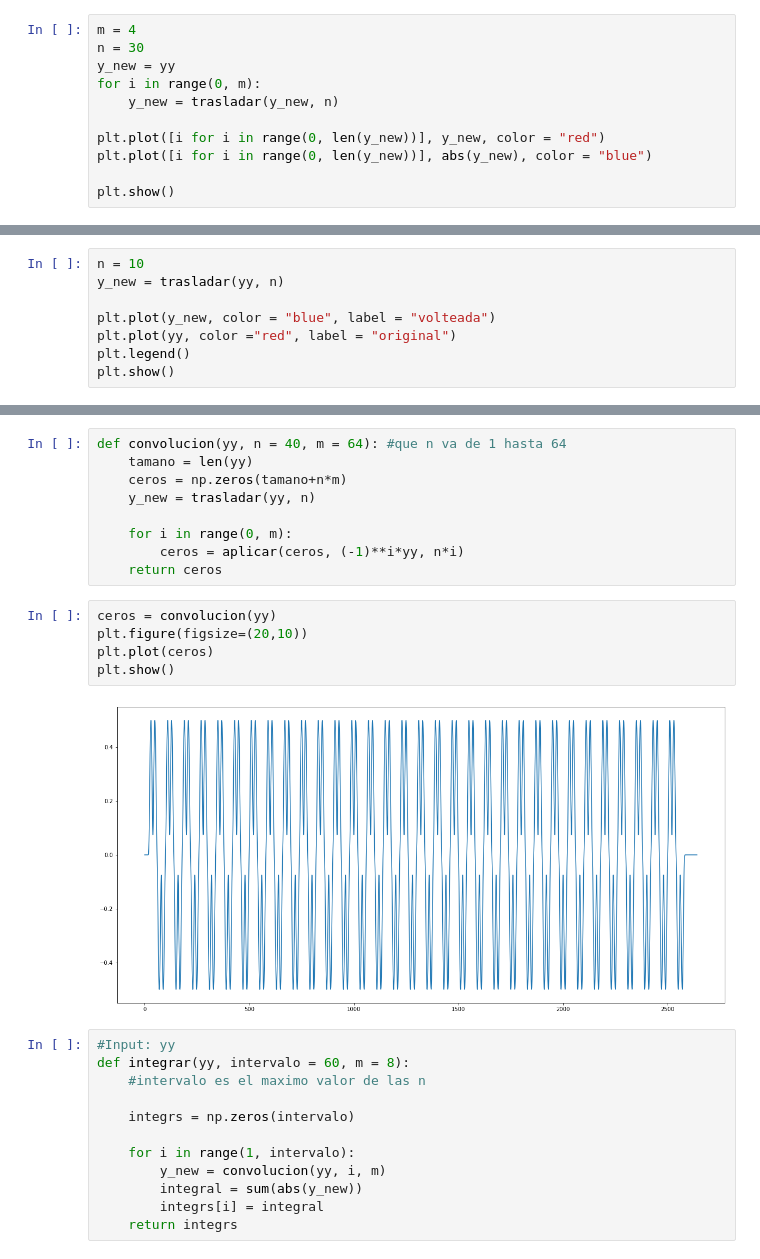
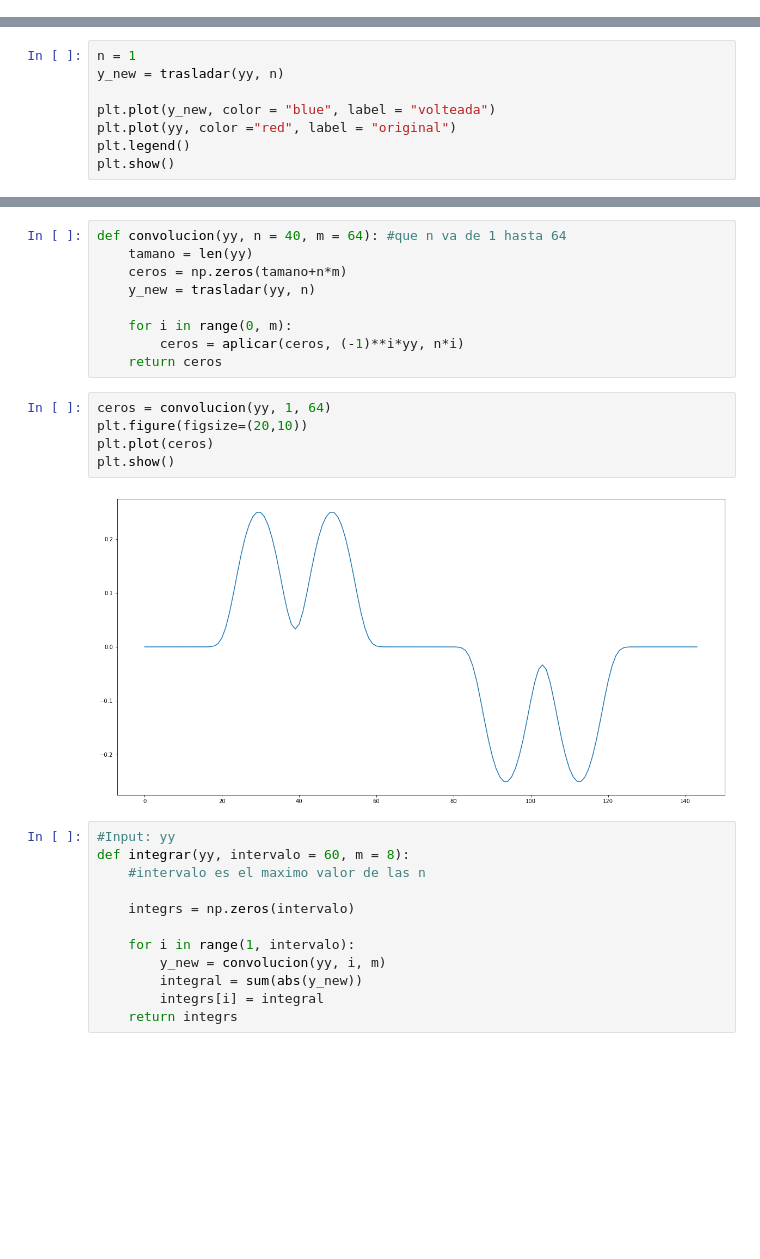
Before and after one commit to DanidelRio/j_doubling, a Jupyter notebook: fede_prueba_cuarentena.ipynb, the cells around one changed output, grey strips where cells are left out. Cells and saved outputs as stored; diff of their text form; blank space fills up the shorter version.

```diff
--- a/fede_prueba_cuarentena.ipynb
+++ b/fede_prueba_cuarentena.ipynb
@@ -76,14 +72,3 @@ def trasladar(ys, n):
         if i >= n:
             y_new[i] += -ys[i-n]
     return y_new
-# %%
-m = 4
-n = 30
-y_new = yy
-for i in range(0, m):
-    y_new = trasladar(y_new, n)
-
-plt.plot([i for i in range(0, len(y_new))], y_new, color = "red")
-plt.plot([i for i in range(0, len(y_new))], abs(y_new), color = "blue")
-
-plt.show()
@@ -91,0 +75,8 @@ plt.show()
+# %%
+n = 1
+y_new = trasladar(yy, n)
+
+plt.plot(y_new, color = "blue", label = "volteada")
+plt.plot(yy, color ="red", label = "original")
+plt.legend()
+plt.show()
@@ -97,11 +90,3 @@ def aplicar(x, y, m):
     for i in range(0, len(y)):
         x_new[m+i] += y[i]
     return x_new
-# %%
-n = 10
-y_new = trasladar(yy, n)
-
-plt.plot(y_new, color = "blue", label = "volteada")
-plt.plot(yy, color ="red", label = "original")
-plt.legend()
-plt.show()
@@ -117,12 +100,12 @@ def convolucion(yy, n = 40, m = 64): #que n va de 1 hasta 64
         ceros = aplicar(ceros, (-1)**i*yy, n*i)
     return ceros
 # %%
-ceros = convolucion(yy)
+ceros = convolucion(yy, 1, 64)
 plt.figure(figsize=(20,10))
 plt.plot(ceros)
 plt.show()
 # %% [output]
-[figure, old version]
+[figure, new version]
 # %%
 #Input: yy
 def integrar(yy, intervalo = 60, m = 8):
```
Also changed, not shown: parts of 15 cells of this notebook.
